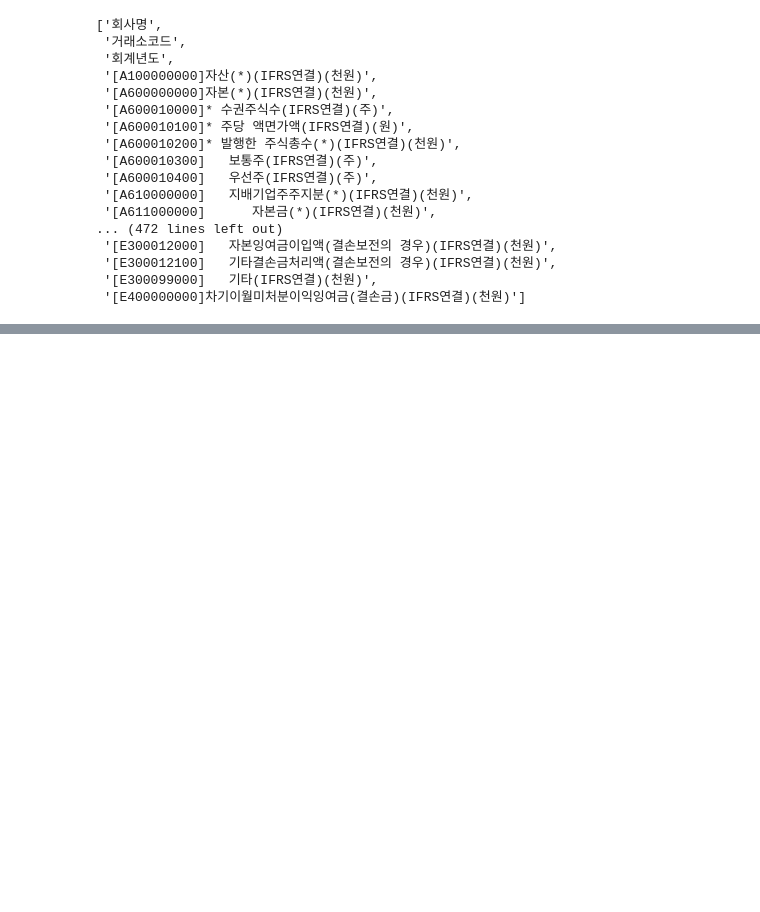
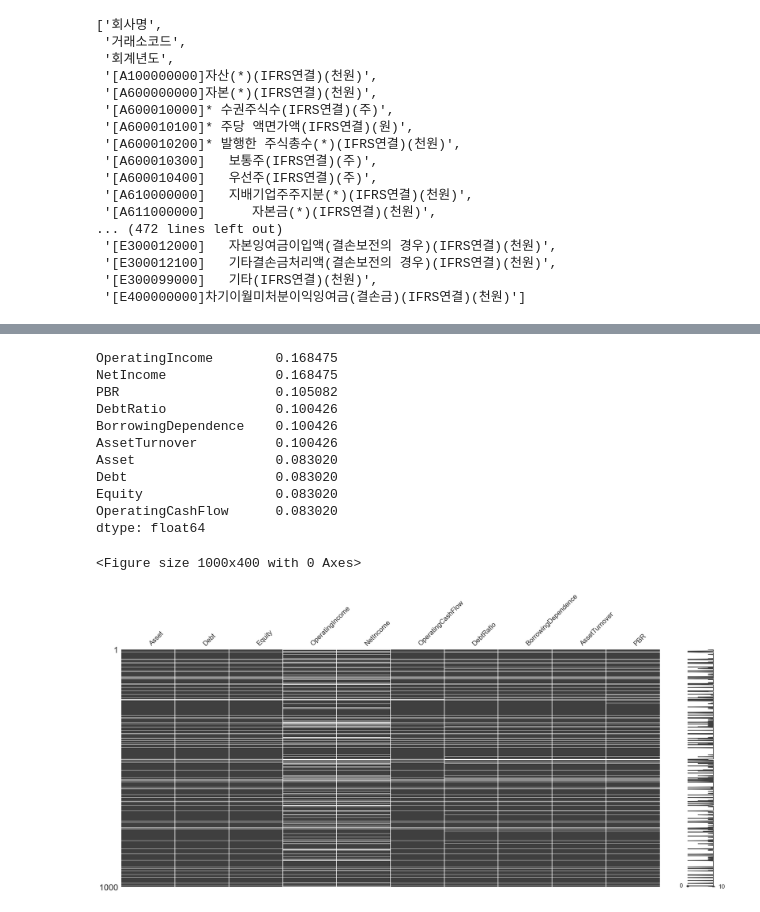
Before and after one commit to Pengi99/P2_Default-invest, a Jupyter notebook: notebooks/jongho.ipynb, the cells around one changed output, grey strips where cells are left out. Drawn from its saved outputs; the diff is of its cells as text; code cells hidden in the pictures; blank space fills up the shorter version.

```diff
--- a/notebooks/jongho.ipynb
+++ b/notebooks/jongho.ipynb
@@ -216,0 +152,28 @@ cat_cols = []                  # 범주형 변수 있다면 추가
+# %%
+# -------------------------------
+# 1. 데이터 불러오기
+# -------------------------------
+### TODO: 실제 파일 경로를 지정하세요
+df = pd.read_csv("../data/processed/bs_ratio.csv")
+
+# -------------------------------
+# 2. 주요 변수 지정
+# -------------------------------
+### TODO: 컬럼명을 실제 데이터에 맞춰 수정
+id_col      = '거래소코드'
+keep_cols = [
+    '[A100000000]자산(*)(IFRS연결)(천원)',                                    # 총자산
+    '[A800000000]부채(*)(IFRS연결)(천원)',                                    # 총부채
+    '[A600000000]자본(*)(IFRS연결)(천원)',                                    # 자본
+    '[B420000000]* (정상)영업손익(보고서기재)(3개월)(IFRS연결)(천원)',     # 영업이익 (분기)
+    '[B840000000]당기순이익(손실)(3개월)(IFRS연결)(천원)',                   # 순이익 (분기)
+    '[D100000000]영업활동으로 인한 현금흐름(간접법)(*)(IFRS연결)(천원)',    # 영업현금흐름
+    '부채비율(IFRS연결)',                                                      # Debt Ratio
+    '차입금의존도(IFRS연결)',                                                  # Borrowing Dependence
+    '총자본회전률(IFRS연결)',                                                  # Asset Turnover
+    'PBR(최저)(IFRS연결)'                                                      # PBR (Lowest)
+]
+df = df.drop(columns=[c for c in df.columns if c not in keep_cols])
+df.columns = ['Asset', 'Debt', 'Equity', 'OperatingIncome', 'NetIncome', 'OperatingCashFlow', 'DebtRatio', 'BorrowingDependence', 'AssetTurnover', 'PBR']
+cat_cols = []                  # 범주형 변수 있다면 추가
+df.columns
@@ -219,8 +187,8 @@ cat_cols = []                  # 범주형 변수 있다면 추가
 display(df.info())
 display(df.head())
 
-# 2-2. 중복 확인 (동일 기업·연도 중복행 탐지)
-dup_mask = df.duplicated(subset=[id_col, 'year'])
-print(f"중복 행 수: {dup_mask.sum()}")
-if dup_mask.any():
-    df = df[~dup_mask]  # 필요 시 제거
+# # 2-2. 중복 확인 (동일 기업·연도 중복행 탐지)
+# dup_mask = df.duplicated(subset=[id_col, 'year'])
+# print(f"중복 행 수: {dup_mask.sum()}")
+# if dup_mask.any():
+#     df = df[~dup_mask]  # 필요 시 제거
@@ -227,11 +220,25 @@ if dup_mask.any():
 # %%
 # 3-1. 변수별 결측 비율
-null_ratio = df[num_cols + [target_col]].isna().mean().sort_values(ascending=False)
+null_ratio = df.isna().mean().sort_values(ascending=False)
 display(null_ratio.head(10))
 
 # 3-2. 히트맵 시각화
 plt.figure(figsize=(10,4))
-msno.matrix(df[num_cols + [target_col]].sample(min(500, len(df))))
+msno.matrix(df.sample(min(1000, len(df_bs))))
 plt.show()
+# %% [output]
+OperatingIncome        0.168475
+NetIncome              0.168475
+PBR                    0.105082
+DebtRatio              0.100426
+BorrowingDependence    0.100426
+AssetTurnover          0.100426
+Asset                  0.083020
+Debt                   0.083020
+Equity                 0.083020
+OperatingCashFlow      0.083020
+dtype: float64
+<Figure size 1000x400 with 0 Axes>
+[figure, added]
 # %%
 # 4-1. 기술통계
```
Also changed, not shown: parts of 22 cells of this notebook, 17 other files.
